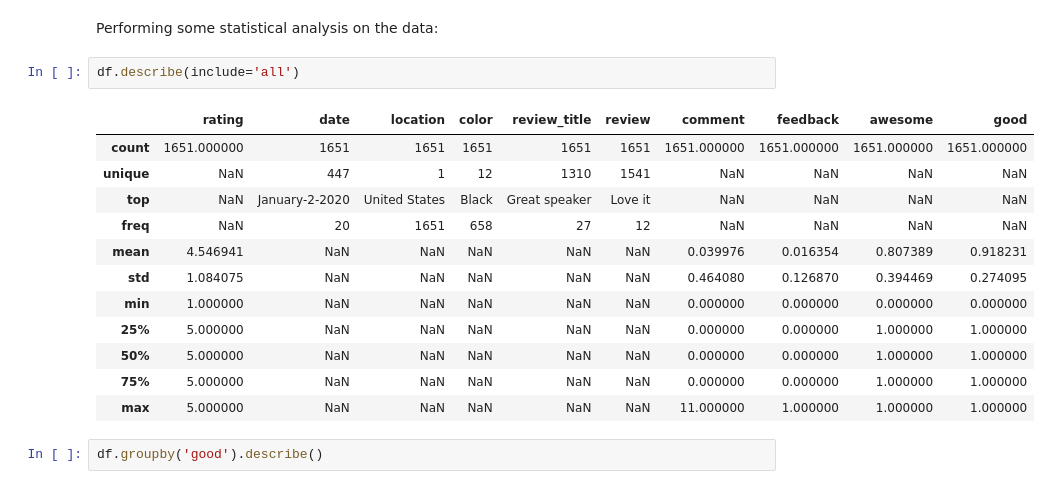
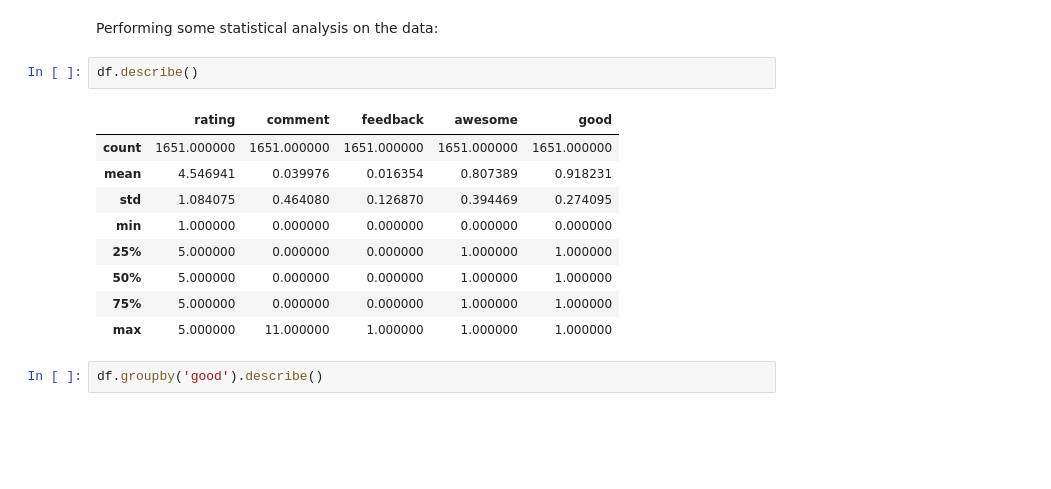
Before and after one commit to kavehamini/Amazon-Review-Analysis-JBL-Charge-4-Speaker-Sentiment-Analysis-NLP, a Jupyter notebook: JBL Speaker Reviews Dataset Analysis and Visualization.ipynb, the cells around one changed output. Drawn from its saved outputs; the diff is of its cells as text; blank space fills up the shorter version.

```diff
--- a/JBL Speaker Reviews Dataset Analysis and Visualization.ipynb
+++ b/JBL Speaker Reviews Dataset Analysis and Visualization.ipynb
@@ -198,20 +200,17 @@ df.sample(10)
 # %% [markdown]
 Performing some statistical analysis on the data:
 # %%
-df.describe(include='all')
+df.describe()
 # %% [output]
-|  | rating | date | location | color | review_title | review | comment | feedback | awesome | good |
-| count | 1651.000000 | 1651 | 1651 | 1651 | 1651 | 1651 | 1651.000000 | 1651.000000 | 1651.000000 | 1651.000000 |
-| unique | NaN | 447 | 1 | 12 | 1310 | 1541 | NaN | NaN | NaN | NaN |
-| top | NaN | January-2-2020 | United States | Black | Great speaker | Love it | NaN | NaN | NaN | NaN |
-| freq | NaN | 20 | 1651 | 658 | 27 | 12 | NaN | NaN | NaN | NaN |
-| mean | 4.546941 | NaN | NaN | NaN | NaN | NaN | 0.039976 | 0.016354 | 0.807389 | 0.918231 |
-| std | 1.084075 | NaN | NaN | NaN | NaN | NaN | 0.464080 | 0.126870 | 0.394469 | 0.274095 |
-| min | 1.000000 | NaN | NaN | NaN | NaN | NaN | 0.000000 | 0.000000 | 0.000000 | 0.000000 |
-| 25% | 5.000000 | NaN | NaN | NaN | NaN | NaN | 0.000000 | 0.000000 | 1.000000 | 1.000000 |
-| 50% | 5.000000 | NaN | NaN | NaN | NaN | NaN | 0.000000 | 0.000000 | 1.000000 | 1.000000 |
-| 75% | 5.000000 | NaN | NaN | NaN | NaN | NaN | 0.000000 | 0.000000 | 1.000000 | 1.000000 |
-| max | 5.000000 | NaN | NaN | NaN | NaN | NaN | 11.000000 | 1.000000 | 1.000000 | 1.000000 |
+|  | rating | comment | feedback | awesome | good |
+| count | 1651.000000 | 1651.000000 | 1651.000000 | 1651.000000 | 1651.000000 |
+| mean | 4.546941 | 0.039976 | 0.016354 | 0.807389 | 0.918231 |
+| std | 1.084075 | 0.464080 | 0.126870 | 0.394469 | 0.274095 |
+| min | 1.000000 | 0.000000 | 0.000000 | 0.000000 | 0.000000 |
+| 25% | 5.000000 | 0.000000 | 0.000000 | 1.000000 | 1.000000 |
+| 50% | 5.000000 | 0.000000 | 0.000000 | 1.000000 | 1.000000 |
+| 75% | 5.000000 | 0.000000 | 0.000000 | 1.000000 | 1.000000 |
+| max | 5.000000 | 11.000000 | 1.000000 | 1.000000 | 1.000000 |
 # %%
 df.groupby('good').describe()
 # %% [output]
```
Also changed, not shown: parts of 9 cells of this notebook, 7 other files.
